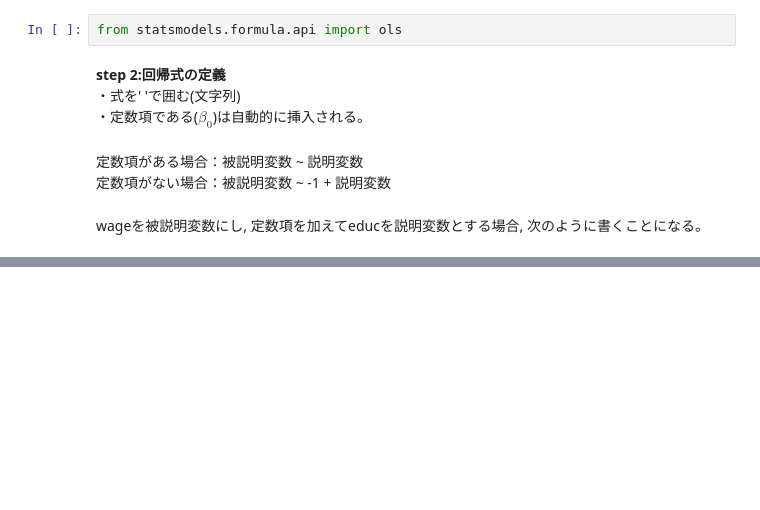
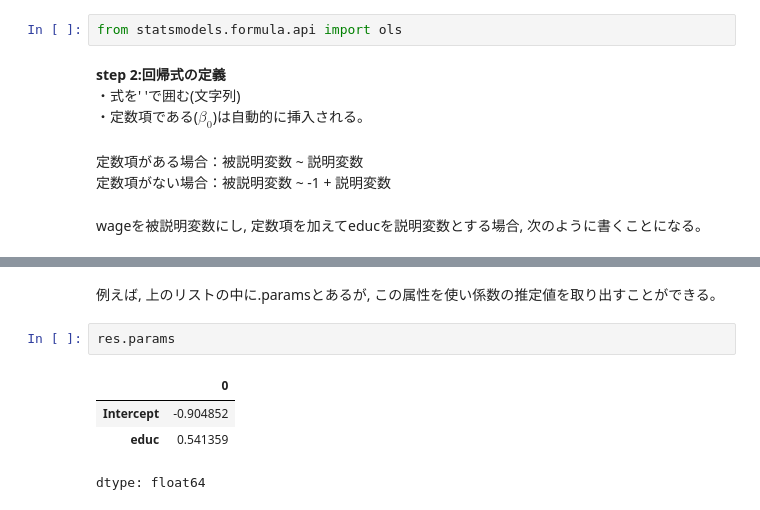
Before and after one commit to soraochi1626-cmd/economics-study, a Jupyter notebook: econometrics/simple_regression.ipynb, the cells around one changed output, grey strips where cells are left out. Drawn from its saved outputs; the diff is of its cells as text; blank space fills up the shorter version.

```diff
--- a/econometrics/simple_regression.ipynb
+++ b/econometrics/simple_regression.ipynb
@@ -240,0 +287,9 @@ wageを被説明変数にし, 定数項を加えてeducを説明変数とする
+# %% [markdown]
+例えば, 上のリストの中に.paramsとあるが, この属性を使い係数の推定値を取り出すことができる。
+# %%
+res.params
+# %% [output]
+|  | 0 |
+| Intercept | -0.904852 |
+| educ | 0.541359 |
+dtype: float64
```
Also changed, not shown: parts of 18 cells of this notebook.
